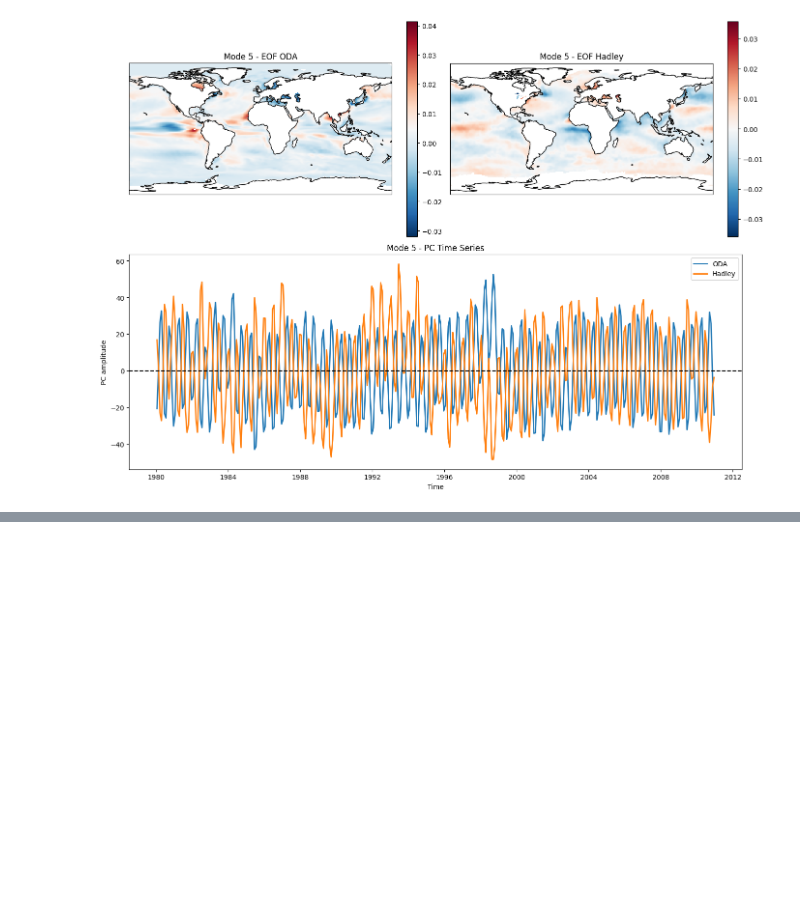
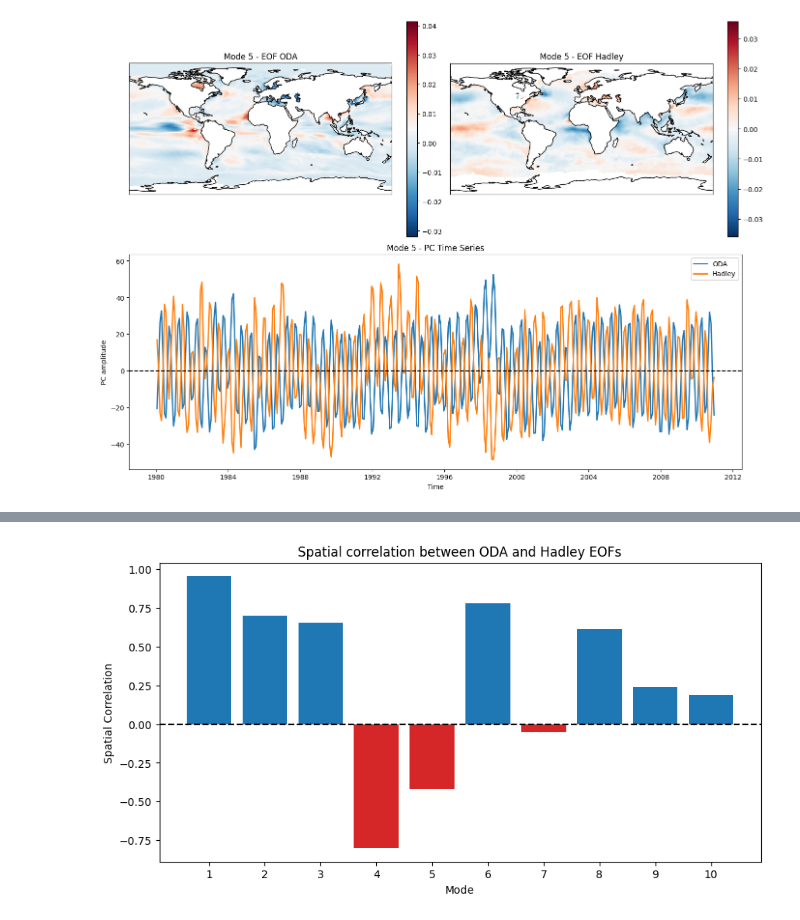
Before and after one commit to Karima-mtq/Basemap, a Jupyter notebook: projection.ipynb, the cells around one changed output, grey strips where cells are left out. Cells and saved outputs as stored; diff of their text form; code cells hidden in the pictures; blank space fills up the shorter version.

```diff
--- a/projection.ipynb
+++ b/projection.ipynb
@@ -479,0 +595,17 @@ for i in range(nmodes):
+# %%
+import matplotlib.pyplot as plt
+
+modes = np.arange(1, 11)
+correlations = [0.955, 0.698, 0.655, -0.801, -0.419, 0.783, -0.051, 0.613, 0.239, 0.190]
+
+plt.figure(figsize=(10,5))
+colors = ['tab:blue' if c>=0 else 'tab:red' for c in correlations]
+plt.bar(modes, correlations, color=colors)
+plt.axhline(0, color='k', linestyle='--')
+plt.xticks(modes)
+plt.ylabel("Spatial Correlation")
+plt.xlabel("Mode")
+plt.title("Spatial correlation between ODA and Hadley EOFs")
+plt.show()
+# %% [output]
+[figure, added]
```
Also changed, not shown: parts of 11 cells of this notebook.
